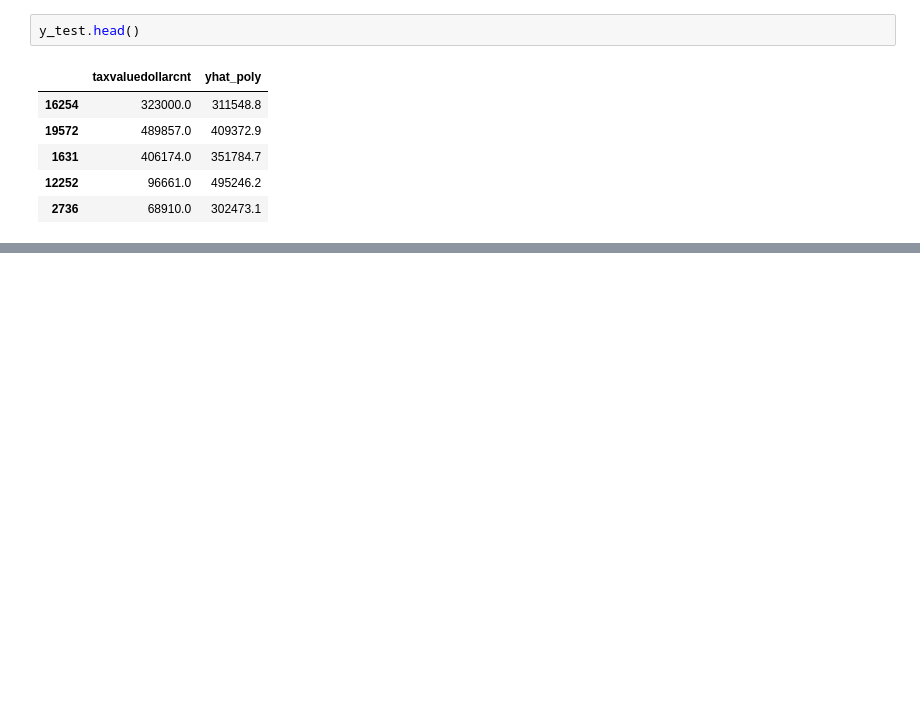
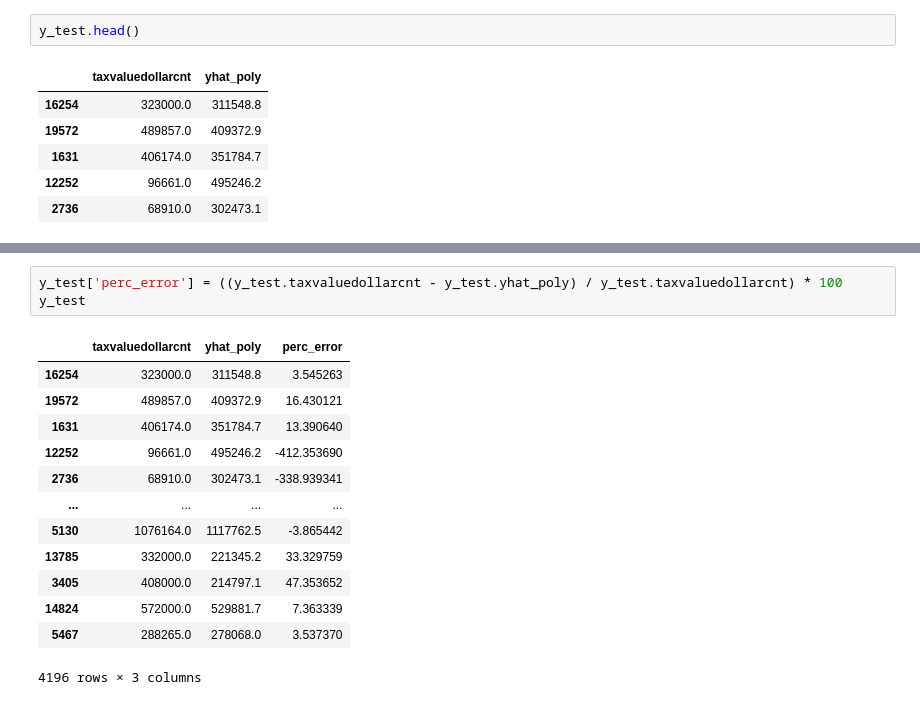
Before and after one commit to AAranda10/regression_project, a Jupyter notebook: data/modeling/modeling.ipynb, the cells around one changed output, grey strips where cells are left out. Drawn from its saved outputs; the diff is of its cells as text; blank space fills up the shorter version.

```diff
--- a/data/modeling/modeling.ipynb
+++ b/data/modeling/modeling.ipynb
@@ -404,0 +414,17 @@ plt.scatter(y_train.taxvaluedollarcnt, y_train.yhat_baseline, label='Baseline Pr
+# %%
+y_test['perc_error'] = ((y_test.taxvaluedollarcnt - y_test.yhat_poly) / y_test.taxvaluedollarcnt) * 100
+y_test
+# %% [output]
+|  | taxvaluedollarcnt | yhat_poly | perc_error |
+| 16254 | 323000.0 | 311548.8 | 3.545263 |
+| 19572 | 489857.0 | 409372.9 | 16.430121 |
+| 1631 | 406174.0 | 351784.7 | 13.390640 |
+| 12252 | 96661.0 | 495246.2 | -412.353690 |
+| 2736 | 68910.0 | 302473.1 | -338.939341 |
+| ... | ... | ... | ... |
+| 5130 | 1076164.0 | 1117762.5 | -3.865442 |
+| 13785 | 332000.0 | 221345.2 | 33.329759 |
+| 3405 | 408000.0 | 214797.1 | 47.353652 |
+| 14824 | 572000.0 | 529881.7 | 7.363339 |
+| 5467 | 288265.0 | 278068.0 | 3.537370 |
+4196 rows × 3 columns
```
Also changed, not shown: parts of 4 cells of this notebook, 3 other files.
